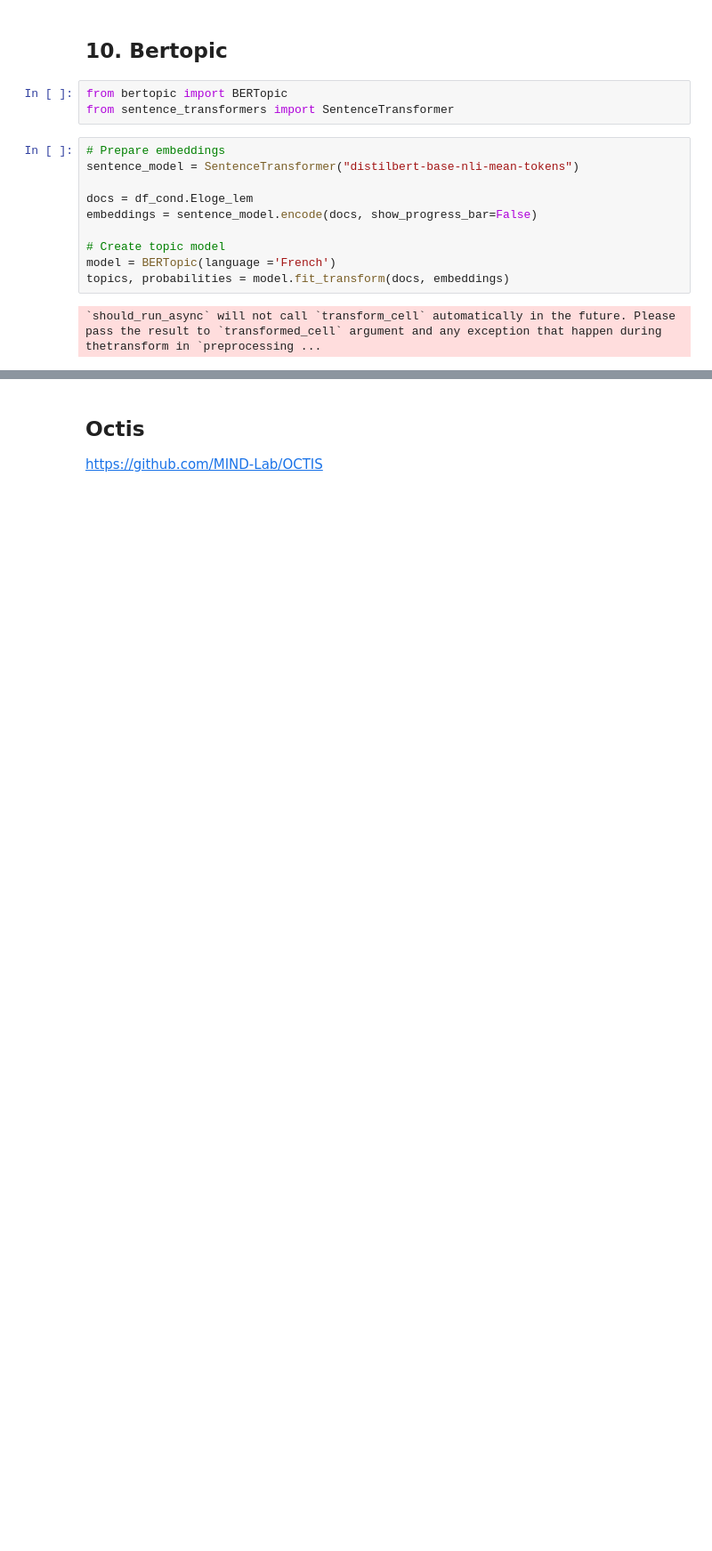
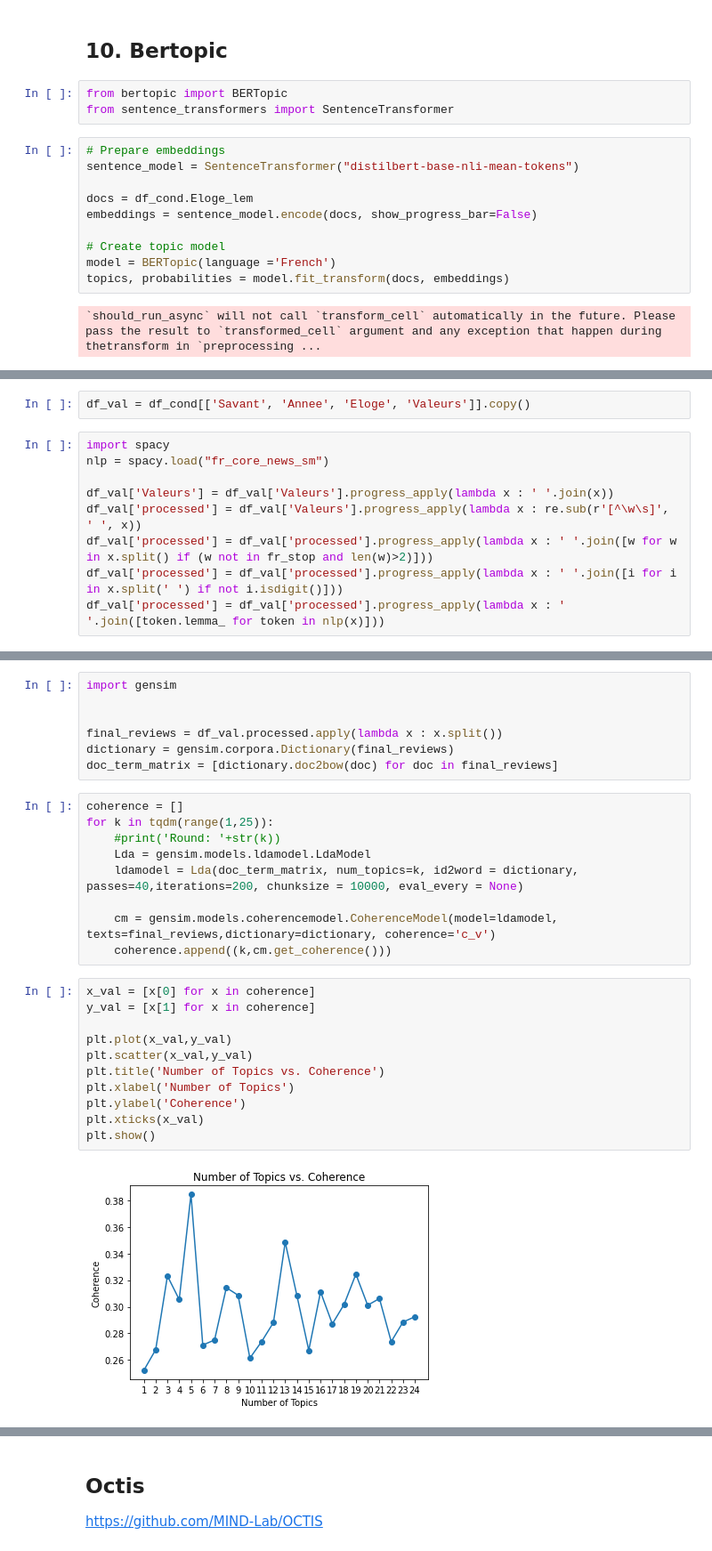
Before and after one commit to LHST-EPFL/eloge_academie, a Jupyter notebook: Code/Condorcet/Topic Modeling.ipynb, the cells around one changed output, grey strips where cells are left out. Shown at 89% size. Cells and saved outputs as stored; diff of their text form; blank space fills up the shorter version.

```diff
--- a/Code/Condorcet/Topic Modeling.ipynb
+++ b/Code/Condorcet/Topic Modeling.ipynb
@@ -727,0 +784,11 @@ topics, probabilities = model.fit_transform(docs, embeddings)
+# %%
+df_val = df_cond[['Savant', 'Annee', 'Eloge', 'Valeurs']].copy()
+# %%
+import spacy
+nlp = spacy.load("fr_core_news_sm")
+
+df_val['Valeurs'] = df_val['Valeurs'].progress_apply(lambda x : ' '.join(x))
+df_val['processed'] = df_val['Valeurs'].progress_apply(lambda x : re.sub(r'[^\w\s]', ' ', x))
+df_val['processed'] = df_val['processed'].progress_apply(lambda x : ' '.join([w for w in x.split() if (w not in fr_stop and len(w)>2)]))
+df_val['processed'] = df_val['processed'].progress_apply(lambda x : ' '.join([i for i in x.split(' ') if not i.isdigit()]))
+df_val['processed'] = df_val['processed'].progress_apply(lambda x : ' '.join([token.lemma_ for token in nlp(x)]))
@@ -727,0 +804,29 @@ topics, probabilities = model.fit_transform(docs, embeddings)
+# %%
+import gensim
+
+
+final_reviews = df_val.processed.apply(lambda x : x.split())
+dictionary = gensim.corpora.Dictionary(final_reviews)
+doc_term_matrix = [dictionary.doc2bow(doc) for doc in final_reviews]
+# %%
+coherence = []
+for k in tqdm(range(1,25)):
+    #print('Round: '+str(k))
+    Lda = gensim.models.ldamodel.LdaModel
+    ldamodel = Lda(doc_term_matrix, num_topics=k, id2word = dictionary, passes=40,iterations=200, chunksize = 10000, eval_every = None)
+
+    cm = gensim.models.coherencemodel.CoherenceModel(model=ldamodel, texts=final_reviews,dictionary=dictionary, coherence='c_v')
+    coherence.append((k,cm.get_coherence()))
+# %%
+x_val = [x[0] for x in coherence]
+y_val = [x[1] for x in coherence]
+
+plt.plot(x_val,y_val)
+plt.scatter(x_val,y_val)
+plt.title('Number of Topics vs. Coherence')
+plt.xlabel('Number of Topics')
+plt.ylabel('Coherence')
+plt.xticks(x_val)
+plt.show()
+# %% [output]
+[figure, added]
```
Also changed, not shown: parts of 30 cells of this notebook.
